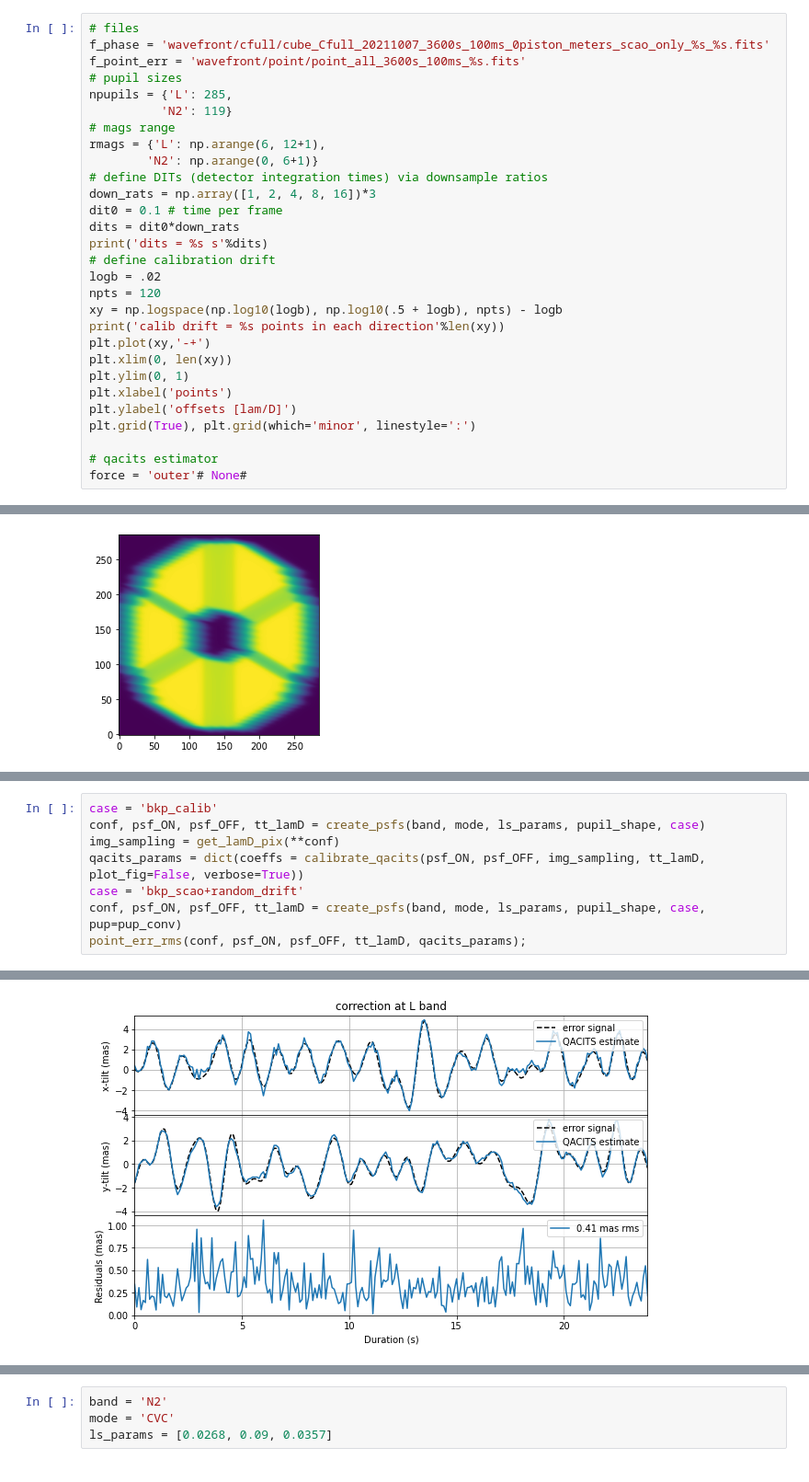
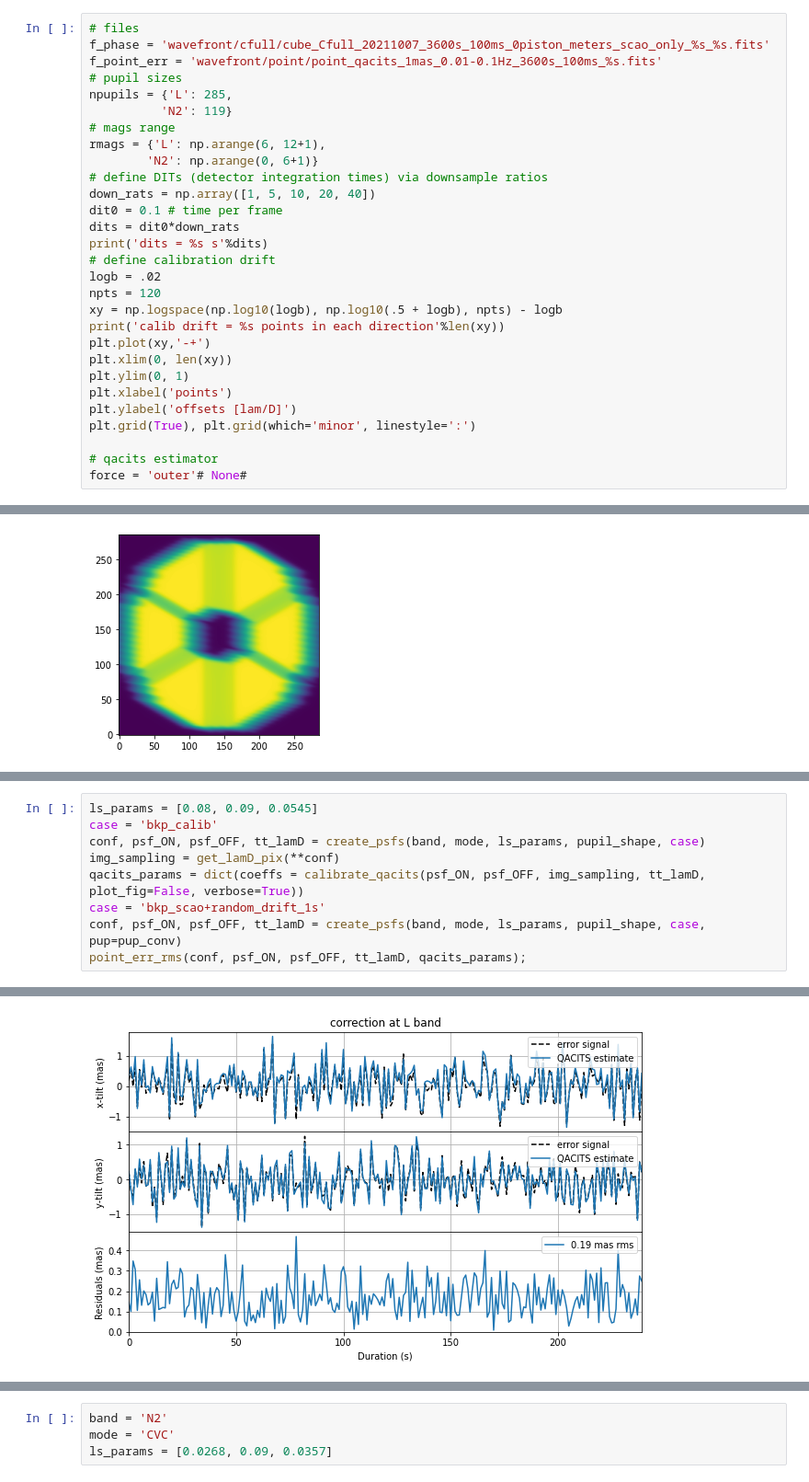
Before and after one commit to vortex-exoplanet/QACITS, a Jupyter notebook: notebooks/pointing_error_analysis_METIS.ipynb, the cells around one changed output, grey strips where cells are left out. Shown at 92% size. Drawn from its saved outputs; the diff is of its cells as text.

```diff
--- a/notebooks/pointing_error_analysis_METIS.ipynb
+++ b/notebooks/pointing_error_analysis_METIS.ipynb
@@ -19,7 +19,7 @@ import matplotlib.pyplot as plt
 # %%
 # files
 f_phase = 'wavefront/cfull/cube_Cfull_20211007_3600s_100ms_0piston_meters_scao_only_%s_%s.fits'
-f_point_err = 'wavefront/point/point_all_3600s_100ms_%s.fits'
+f_point_err = 'wavefront/point/point_qacits_1mas_0.01-0.1Hz_3600s_100ms_%s.fits'
 # pupil sizes
 npupils = {'L': 285,
           'N2': 119}
@@ -27,7 +27,7 @@ npupils = {'L': 285,
 rmags = {'L': np.arange(6, 12+1),
         'N2': np.arange(0, 6+1)}
 # define DITs (detector integration times) via downsample ratios
-down_rats = np.array([1, 2, 4, 8, 16])*3
+down_rats = np.array([1, 5, 10, 20, 40])
 dit0 = 0.1 # time per frame
 dits = dit0*down_rats
 print('dits = %s s'%dits)
@@ -484,9 +516,10 @@ ls_params = [0.08, 0.09, 0.0545]
 # %%
+ls_params = [0.08, 0.09, 0.0545]
 case = 'bkp_calib'
 conf, psf_ON, psf_OFF, tt_lamD = create_psfs(band, mode, ls_params, pupil_shape, case)
 img_sampling = get_lamD_pix(**conf)
 qacits_params = dict(coeffs = calibrate_qacits(psf_ON, psf_OFF, img_sampling, tt_lamD, plot_fig=False, verbose=True))
-case = 'bkp_scao+random_drift'
+case = 'bkp_scao+random_drift_1s'
 conf, psf_ON, psf_OFF, tt_lamD = create_psfs(band, mode, ls_params, pupil_shape, case, pup=pup_conv)
 point_err_rms(conf, psf_ON, psf_OFF, tt_lamD, qacits_params);
 # %% [output]
@@ -503,2 +536,2 @@ Case = bkp_scao+random_drift_blur
 Loading PSFs
-[figure, old version]
+[figure, new version]
```
Also changed, not shown: parts of 76 cells of this notebook, 2 other files.
